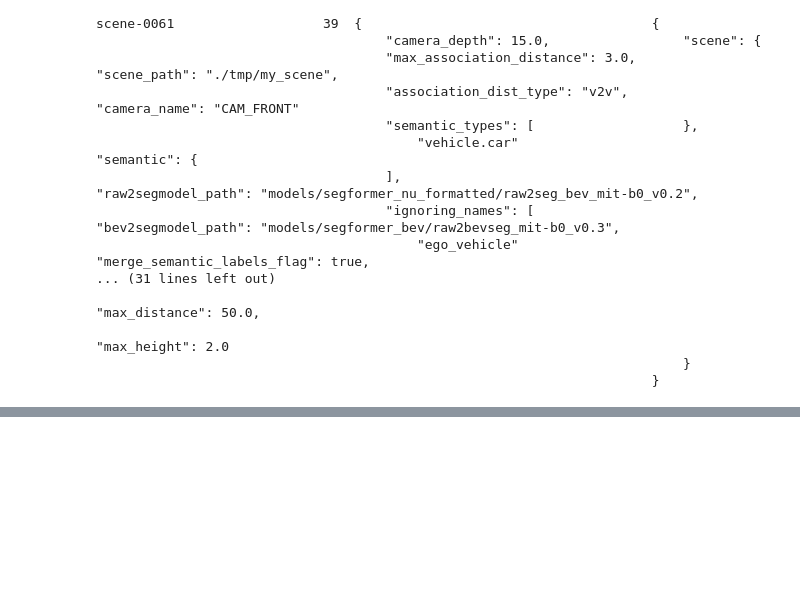
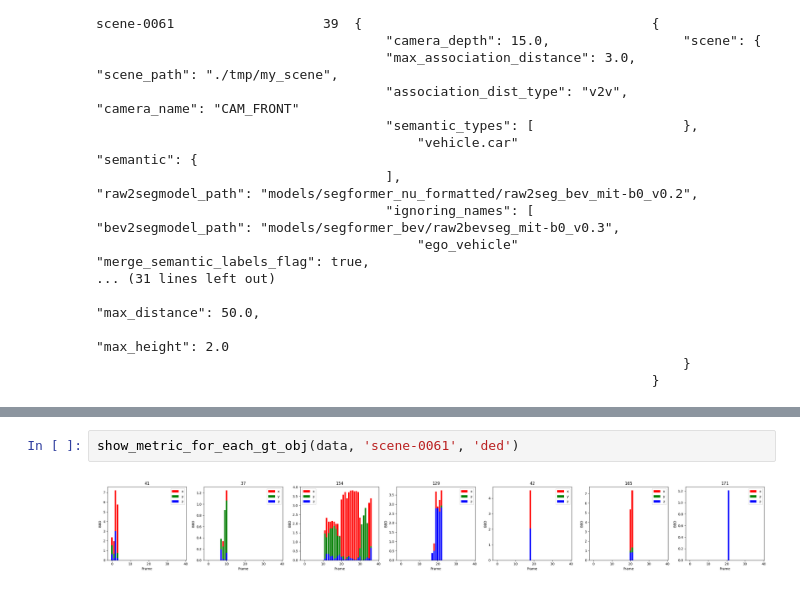
Before and after one commit to alanglk/BEV2Seg_2, a Jupyter notebook: notebooks/evaluate_3d_detections.ipynb, the cells around one changed output, grey strips where cells are left out. Saved outputs shown, nothing was run; the diff lists cells and outputs as text; blank space fills up the shorter version.

```diff
--- a/notebooks/evaluate_3d_detections.ipynb
+++ b/notebooks/evaluate_3d_detections.ipynb
@@ -196,0 +235,4 @@ show_gt_bbd(data, 'scene-0061')
+# %%
+show_metric_for_each_gt_obj(data, 'scene-0061', 'ded')
+# %% [output]
+[figure, added]
```
Also changed, not shown: parts of 7 cells of this notebook.
